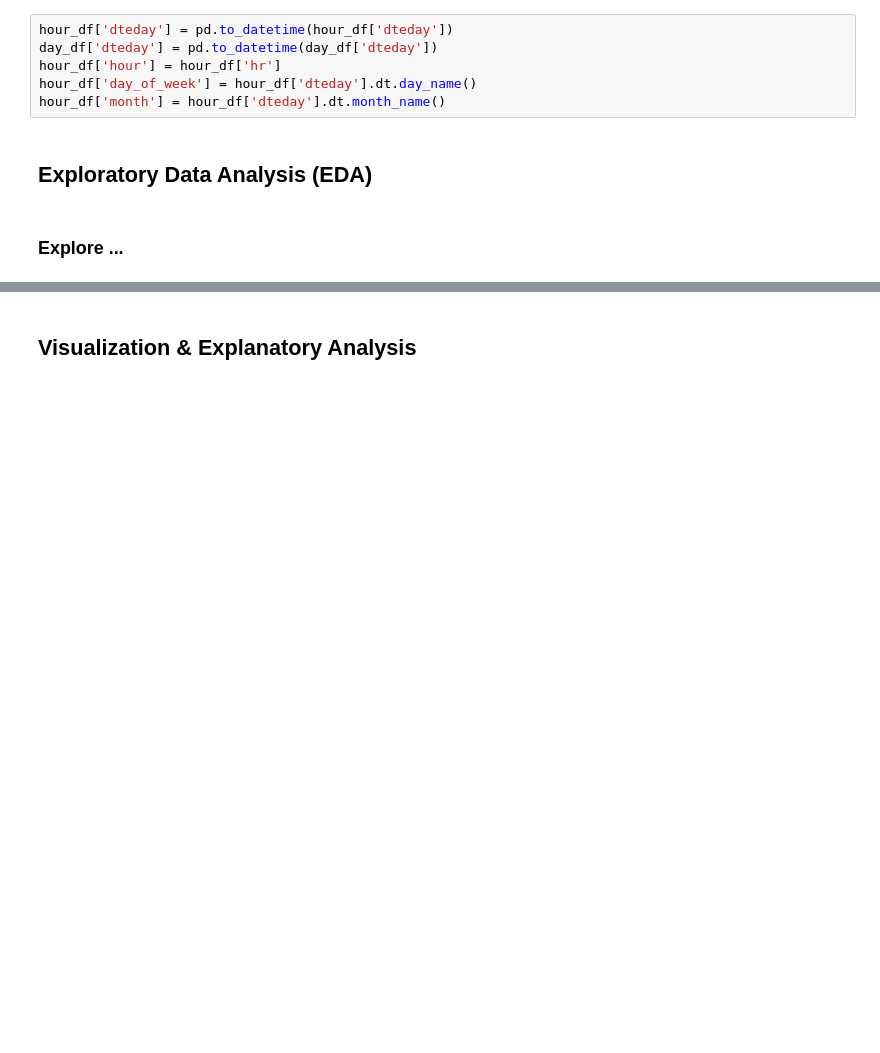
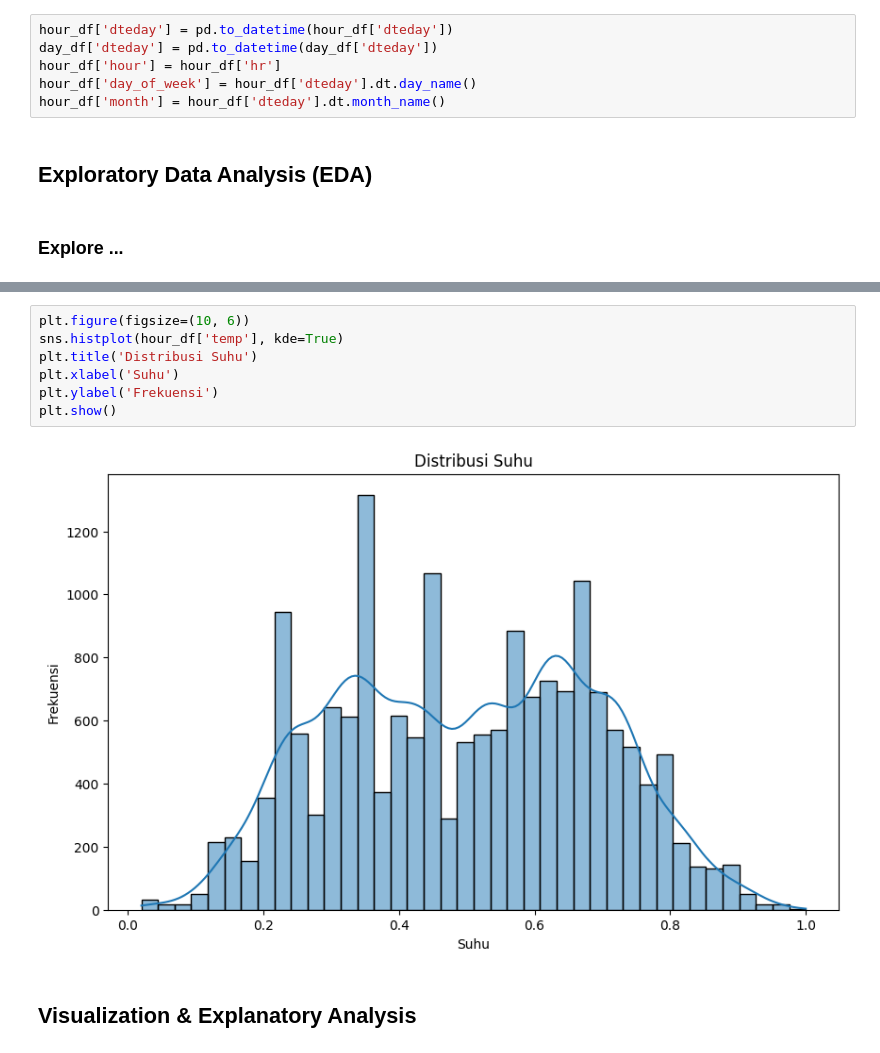
Before and after one commit to usriyatulll/Bike-Sharing-Dashboard-, a Jupyter notebook: Proyek_Analisis_Data.ipynb, the cells around one changed output, grey strips where cells are left out. Cells and saved outputs as stored; diff of their text form; blank space fills up the shorter version.

```diff
--- a/Proyek_Analisis_Data.ipynb
+++ b/Proyek_Analisis_Data.ipynb
@@ -123,3 +73,12 @@ plt.show()
+# %%
+plt.figure(figsize=(10, 6))
+sns.histplot(hour_df['temp'], kde=True)
+plt.title('Distribusi Suhu')
+plt.xlabel('Suhu')
+plt.ylabel('Frekuensi')
+plt.show()
+# %% [output]
+[figure, added]
 # %% [markdown]
 ## Visualization & Explanatory Analysis
 # %% [markdown]
```
Also changed, not shown: parts of 8 cells of this notebook, 2 other files.
